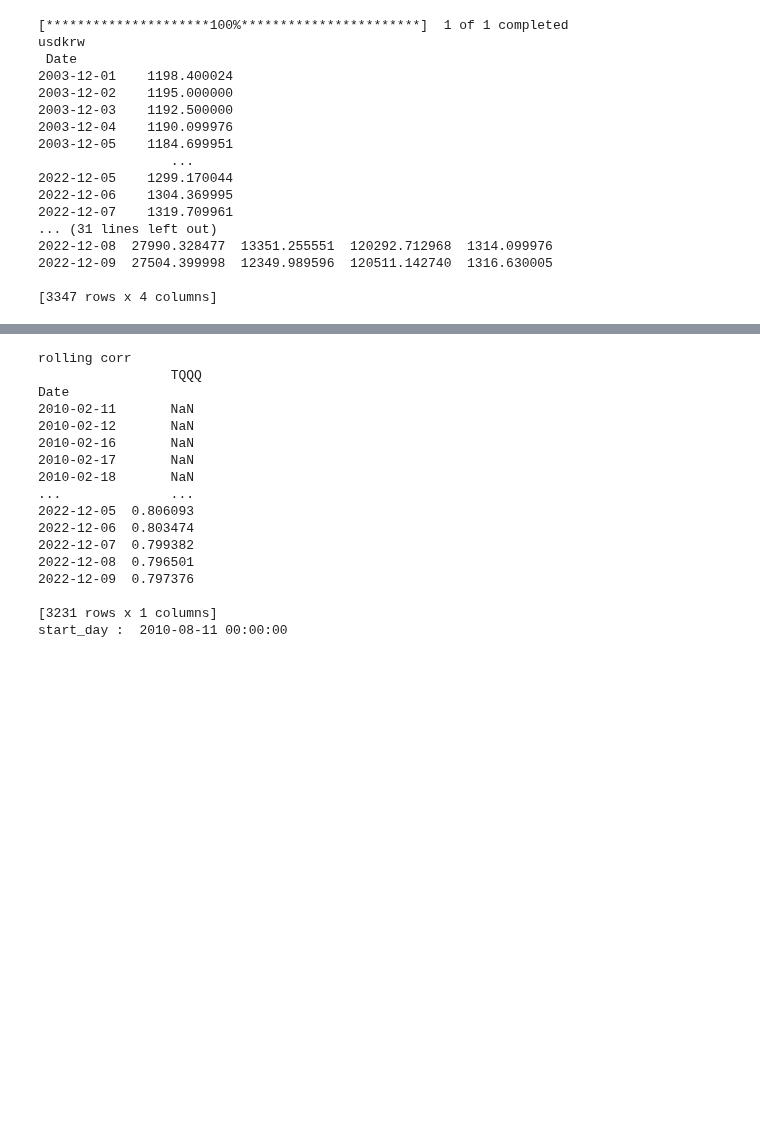
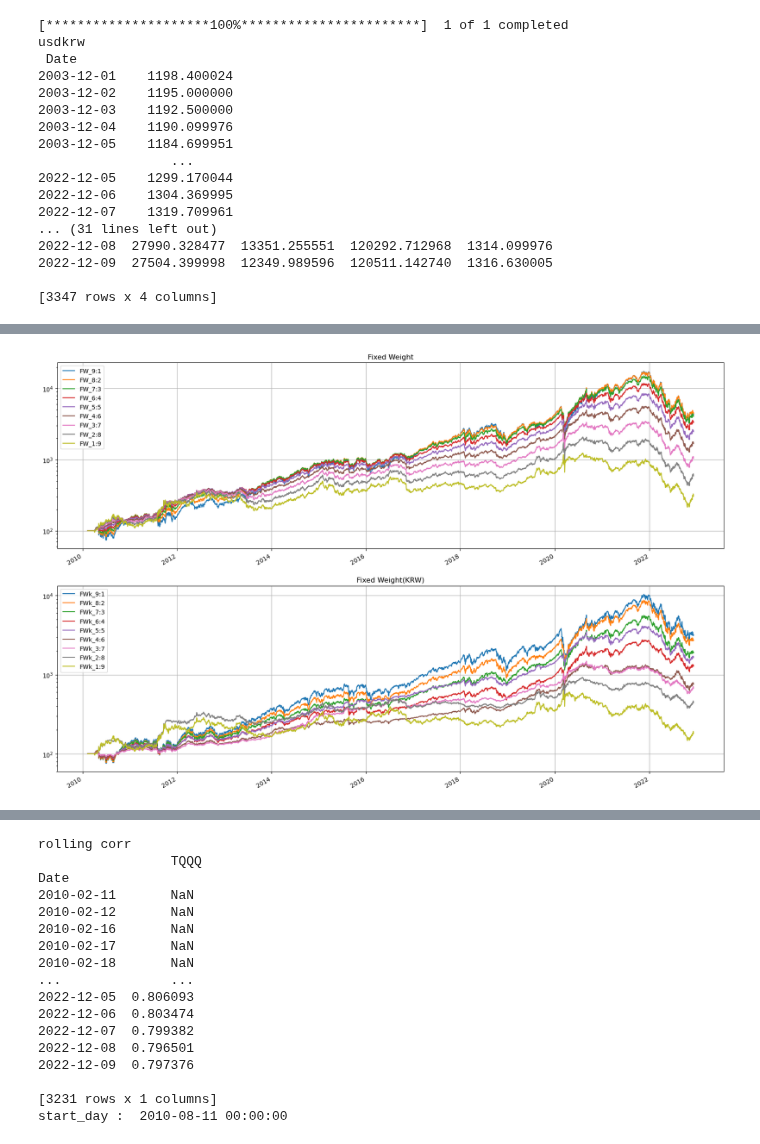
Before and after one commit to unius1004/DualMomentum, a Jupyter notebook: FixedWeight.ipynb, the cells around one changed output, grey strips where cells are left out. Drawn from its saved outputs; the diff is of its cells as text; code cells hidden in the pictures; blank space fills up the shorter version.

```diff
--- a/FixedWeight.ipynb
+++ b/FixedWeight.ipynb
@@ -137,6 +121,0 @@ Win 12m %            53.47%
-# %%
-bm_k = long_only_ew(assets_krw[tickers[0]].to_frame(), start_day, 'benchmark({}_krw)'.format(tickers[0]))
-bm2_k = long_only_ew(assets_krw[tickers[1]].to_frame(), start_day, 'benchmark({}_krw)'.format(tickers[1]))
-
-bm_k_report = bt.run(bm_k)
-bm2_k_report = bt.run(bm2_k)
@@ -189,7 +124,7 @@ def FixedWeight_BT(assets, start_day, weights, run_on_end_of_period=False, retur
     s = bt.Strategy(name, [bt.algos.RunAfterDate(start_day),
                            #bt.algos.RunMonthly(run_on_first_date=False, run_on_end_of_period=run_on_end_of_period, run_on_last_date=False),
                            bt.algos.RunQuarterly(run_on_first_date=False, run_on_end_of_period=run_on_end_of_period, run_on_last_date=False),
-                           bt.algos.PrintDate(),
+                           #bt.algos.PrintDate(),
                            bt.algos.SelectAll(),
                            WeighFixed(returns, lag, ylookback, **weights),
                            #bt.algos.PrintTempData(),
@@ -200,12 +135,18 @@ def FixedWeight_BT(assets, start_day, weights, run_on_end_of_period=False, retur
 init=9
 empty = pd.DataFrame()
 fixedWeights = {}
+fixedWeights_krw = {}
+names = {}
+names_krw = {}
 for i in range(0,9):
     weights = {tickers[0]:init/10,tickers[1]:(10-init)/10}
     print(weights)
-    fixedWeights[i] = FixedWeight_BT(assets[tickers], start_day, weights, False, empty, 0, 0, name='FW_{}:{}'.format(init,(10-init)))
+    names[i] = 'FW_{}:{}'.format(init,(10-init))
+    names_krw[i] = 'FWk_{}:{}'.format(init,(10-init))
+    fixedWeights[i] = FixedWeight_BT(assets[tickers], start_day, weights, False, empty, 1, 0, names[i])
+    fixedWeights_krw[i] = FixedWeight_BT(assets_krw[tickers], start_day, weights, False, empty, 0, 0, names_krw[i])
     init = init - 1
-fw_report = bt.run(*fixedWeights.values())
+fw_report = bt.run(*fixedWeights.values(), *fixedWeights_krw.values())
 # %% [output]
 {'TQQQ': 0.9, 'TMF': 0.1}
 {'TQQQ': 0.8, 'TMF': 0.2}
@@ -221,2 +160,7 @@ TypeError: '>=' not supported between instances of 'Timestamp' and 'float'
 # %%
-fw_report.prices[start_day:].rebase(1).plot(figsize=(20,7), grid=True, logy=True, title="Fixed Weight")
+fig, ax = plt.subplots(2,1, figsize=(20,14))
+for i in range(0,9):
+    fw_report.prices[['FW_{}:{}'.format(9-i,i+1)]].plot(ax=ax[0], grid=True, logy=True, title='Fixed Weight')
+    fw_report.prices[['FWk_{}:{}'.format(9-i,i+1)]].plot(ax=ax[1], grid=True, logy=True, title='Fixed Weight(KRW)')
+# %% [output]
+[figure, added]
```
Also changed, not shown: parts of 28 cells of this notebook, 2 other files.
